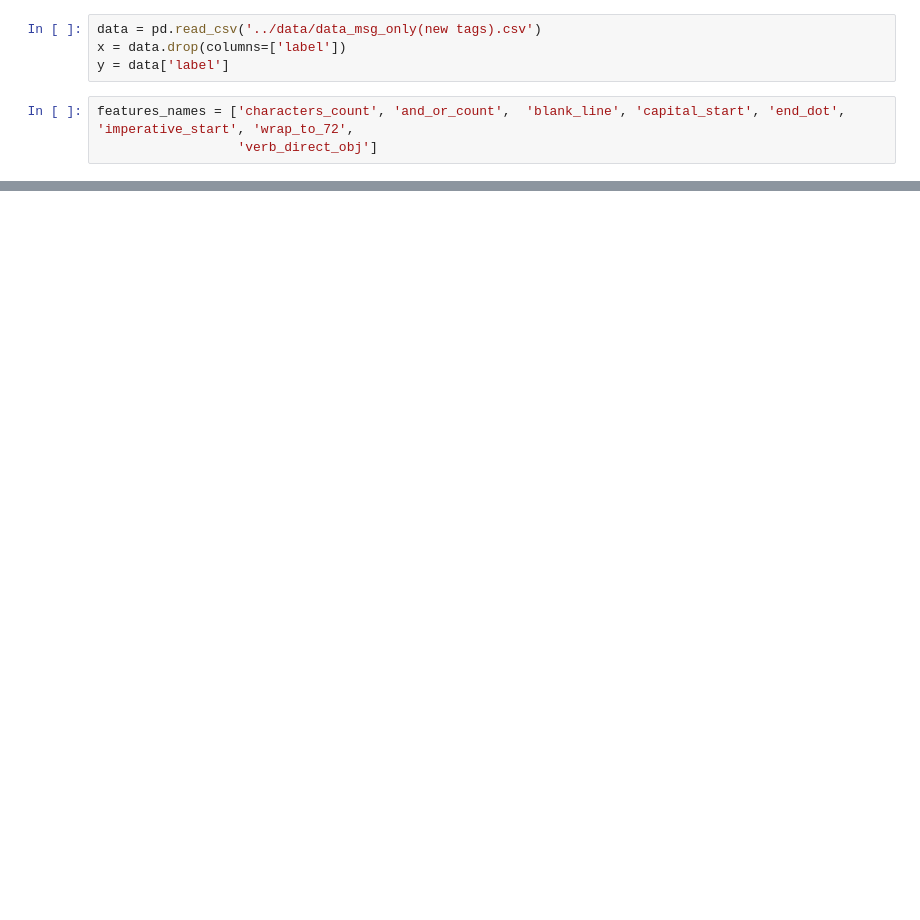
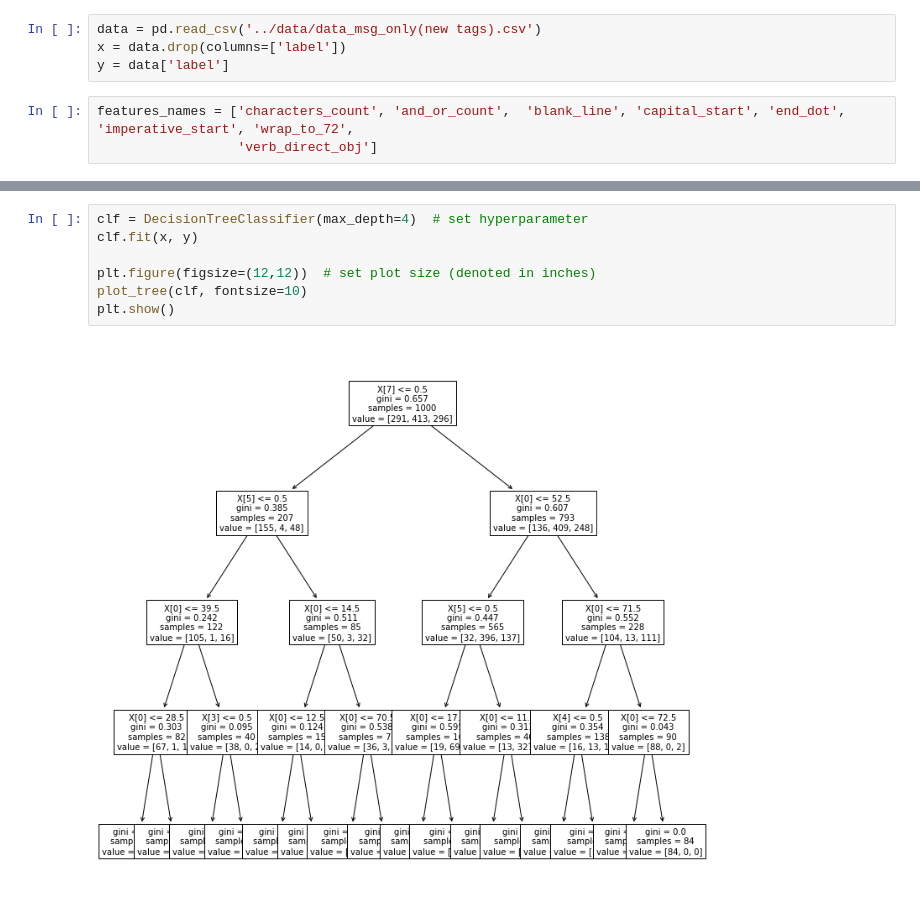
Before and after one commit to jeankhechfe/commit-quality, a Jupyter notebook: jupyter_notebook/Tree_rules.ipynb, the cells around one changed output, grey strips where cells are left out. Saved outputs shown, nothing was run; the diff lists cells and outputs as text; blank space fills up the shorter version.

Commit message:
Add tree-rules diagram

```diff
--- a/jupyter_notebook/Tree_rules.ipynb
+++ b/jupyter_notebook/Tree_rules.ipynb
@@ -55,3 +35,12 @@ print(rules)
 |   |   |   |   |   |   |--- class: bad
 |   |   |   |--- characters_count >  72.50
 |   |   |   |   |--- class: bad
+# %%
+clf = DecisionTreeClassifier(max_depth=4)  # set hyperparameter
+clf.fit(x, y)
+
+plt.figure(figsize=(12,12))  # set plot size (denoted in inches)
+plot_tree(clf, fontsize=10)
+plt.show()
+# %% [output]
+[figure, added]
```
Also changed, not shown: parts of 4 cells of this notebook.
